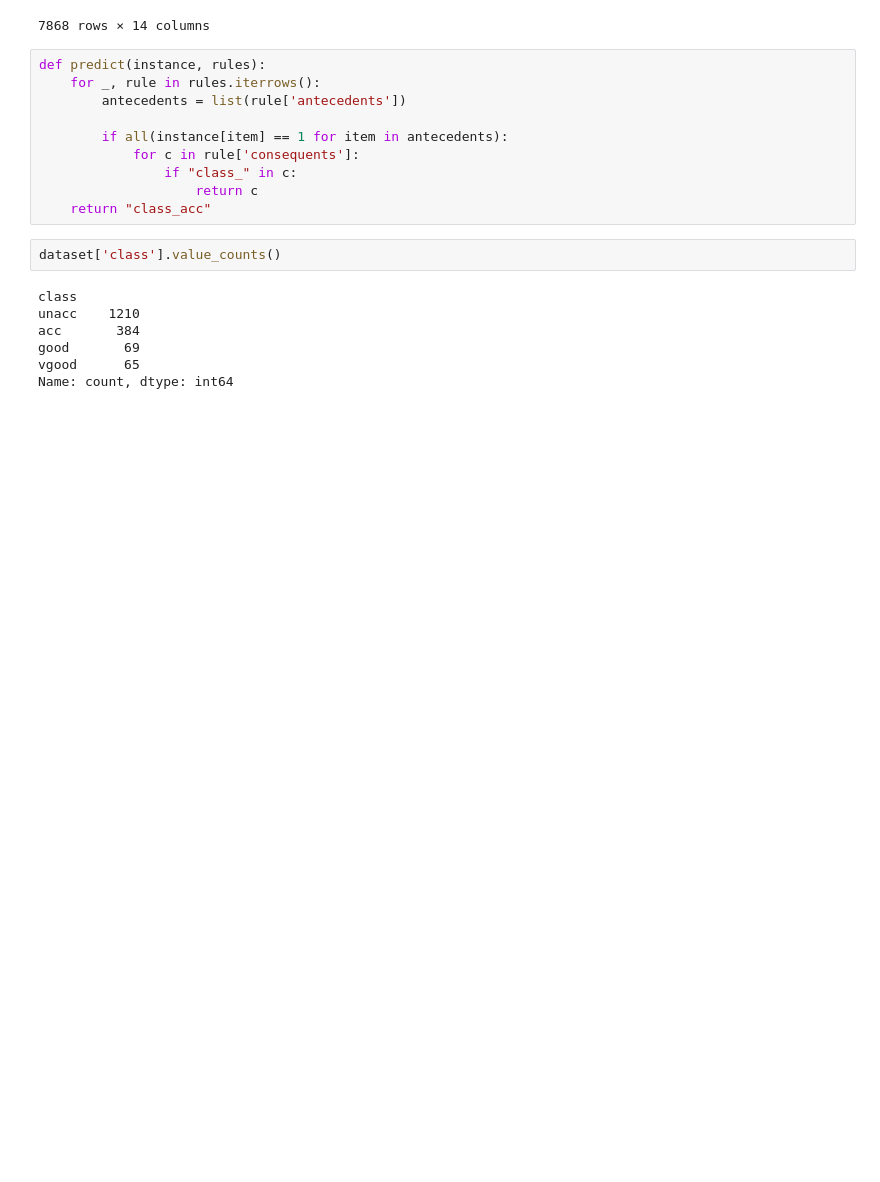
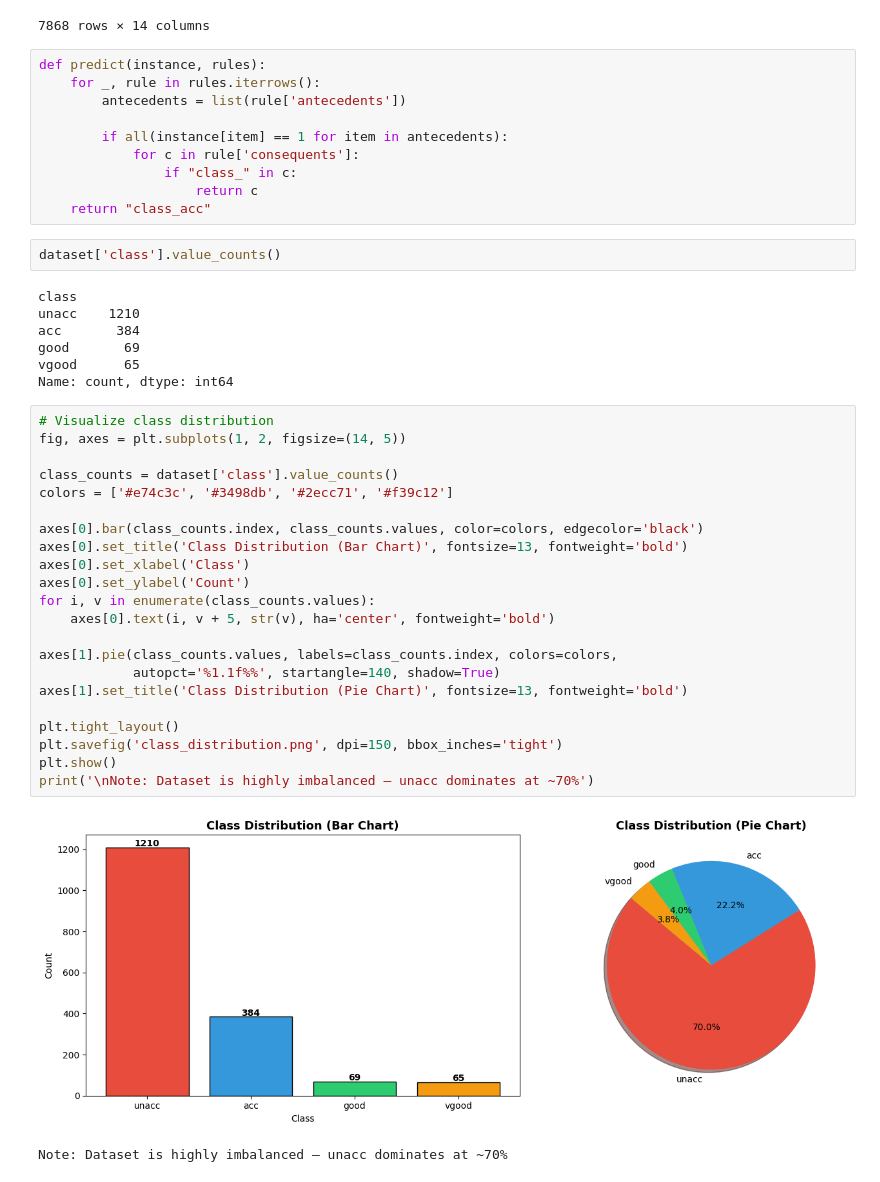
Before and after one commit to shashankk204/apriori-classifier, a Jupyter notebook: Ap.ipynb, the cells around one changed output. Cells and saved outputs as stored; diff of their text form; blank space fills up the shorter version.

```diff
--- a/Ap.ipynb
+++ b/Ap.ipynb
@@ -160,3 +161,28 @@ acc       384
 good       69
 vgood      65
 Name: count, dtype: int64
+# %%
+# Visualize class distribution
+fig, axes = plt.subplots(1, 2, figsize=(14, 5))
+
+class_counts = dataset['class'].value_counts()
+colors = ['#e74c3c', '#3498db', '#2ecc71', '#f39c12']
+
+axes[0].bar(class_counts.index, class_counts.values, color=colors, edgecolor='black')
+axes[0].set_title('Class Distribution (Bar Chart)', fontsize=13, fontweight='bold')
+axes[0].set_xlabel('Class')
+axes[0].set_ylabel('Count')
+for i, v in enumerate(class_counts.values):
+    axes[0].text(i, v + 5, str(v), ha='center', fontweight='bold')
+
+axes[1].pie(class_counts.values, labels=class_counts.index, colors=colors,
+            autopct='%1.1f%%', startangle=140, shadow=True)
+axes[1].set_title('Class Distribution (Pie Chart)', fontsize=13, fontweight='bold')
+
+plt.tight_layout()
+plt.savefig('class_distribution.png', dpi=150, bbox_inches='tight')
+plt.show()
+print('\nNote: Dataset is highly imbalanced — unacc dominates at ~70%')
+# %% [output]
+[figure, added]
+Note: Dataset is highly imbalanced — unacc dominates at ~70%
```
Also changed, not shown: parts of 1 cell of this notebook, 2 other files.
